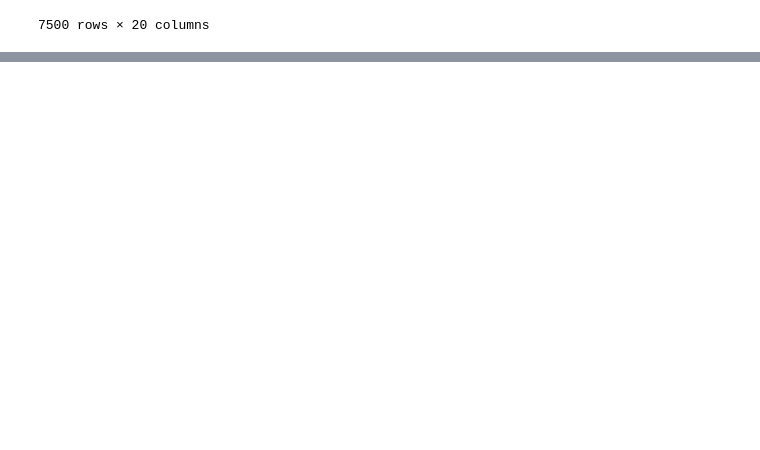
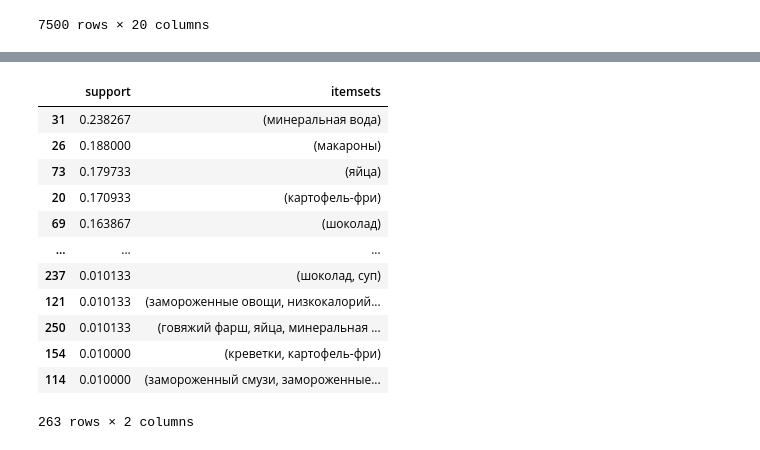
Before and after one commit to Hlebnica/TechnologiesOfAnalyticalProcessingOfInformation, a Jupyter notebook: 1_FindingFrequentSets/FindingFrequentSets.ipynb, the cells around one changed output, grey strips where cells are left out. Saved outputs shown, nothing was run; the diff lists cells and outputs as text; code cells hidden in the pictures; blank space fills up the shorter version.

```diff
--- a/1_FindingFrequentSets/FindingFrequentSets.ipynb
+++ b/1_FindingFrequentSets/FindingFrequentSets.ipynb
@@ -23,6 +41,3 @@ df
 | 7498 | эскалоп | зеленый чай | NaN | NaN | NaN | NaN | NaN | NaN | ... |
 | 7499 | яйца | замороженный смузи | йогурт | низкокалорийный йогурт | NaN | NaN | NaN | NaN | ... |
 7500 rows × 20 columns
-# %%
-df = pd.get_dummies(df)
-df
@@ -42,0 +44,41 @@ df
+# %%
+def find_frequent_itemsets(data, min_support, sort_by='support'):
+    # Преобразование данных в список списков для подачи в метод fit
+    transactions = data.values.tolist()
+
+    # Удаление значений NaN из транзакций
+    transactions = [[item for item in transaction if not pd.isnull(item)] for transaction in transactions]
+
+    # Преобразование в разряженную матрицу
+    te = TransactionEncoder()
+    te_transform = te.fit(transactions).transform(transactions)
+    transactions_matrix = pd.DataFrame(te_transform, columns=te.columns_)
+
+    # Поиск частых наборов с помощью алгоритма Apriori
+    frequent_itemsets = apriori(transactions_matrix, min_support=min_support, use_colnames=True)
+
+    # Сортировка результатов
+    if sort_by == 'support':
+        frequent_itemsets = frequent_itemsets.sort_values(by='support', ascending=False)
+    elif sort_by == 'lexical':
+        frequent_itemsets = frequent_itemsets.sort_values(by='itemsets')
+
+    return frequent_itemsets
+# %%
+min_support = 0.01
+result = find_frequent_itemsets(df, min_support, sort_by='support')
+result
+# %% [output]
+|  | support | itemsets |
+| 31 | 0.238267 | (минеральная вода) |
+| 26 | 0.188000 | (макароны) |
+| 73 | 0.179733 | (яйца) |
+| 20 | 0.170933 | (картофель-фри) |
+| 69 | 0.163867 | (шоколад) |
+| ... | ... | ... |
+| 237 | 0.010133 | (шоколад, суп) |
+| 121 | 0.010133 | (замороженные овощи, низкокалорий... |
+| 250 | 0.010133 | (говяжий фарш, яйца, минеральная ... |
+| 154 | 0.010000 | (креветки, картофель-фри) |
+| 114 | 0.010000 | (замороженный смузи, замороженные... |
+263 rows × 2 columns
```
Also changed, not shown: parts of 8 cells of this notebook, 2 other files.
